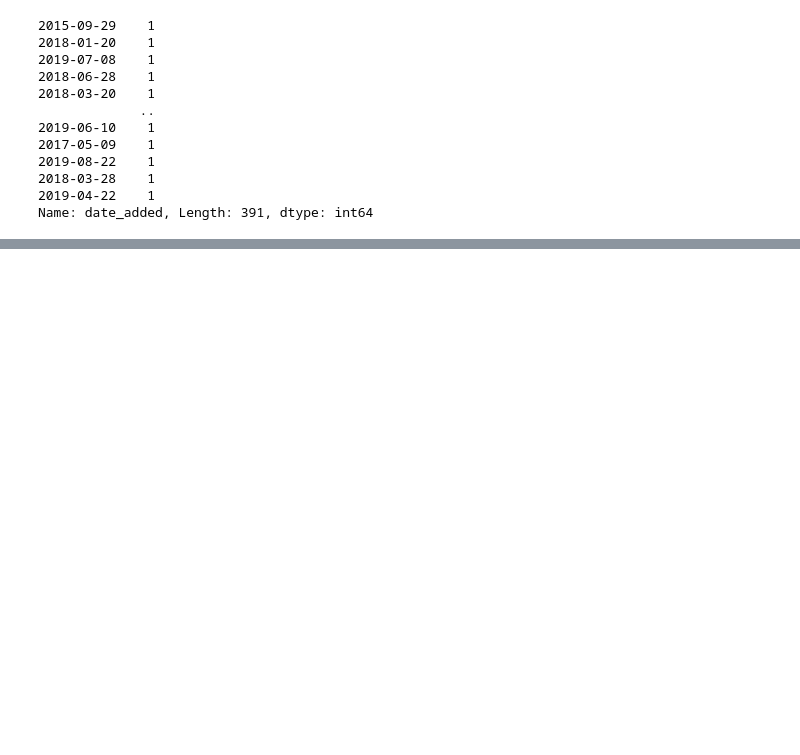
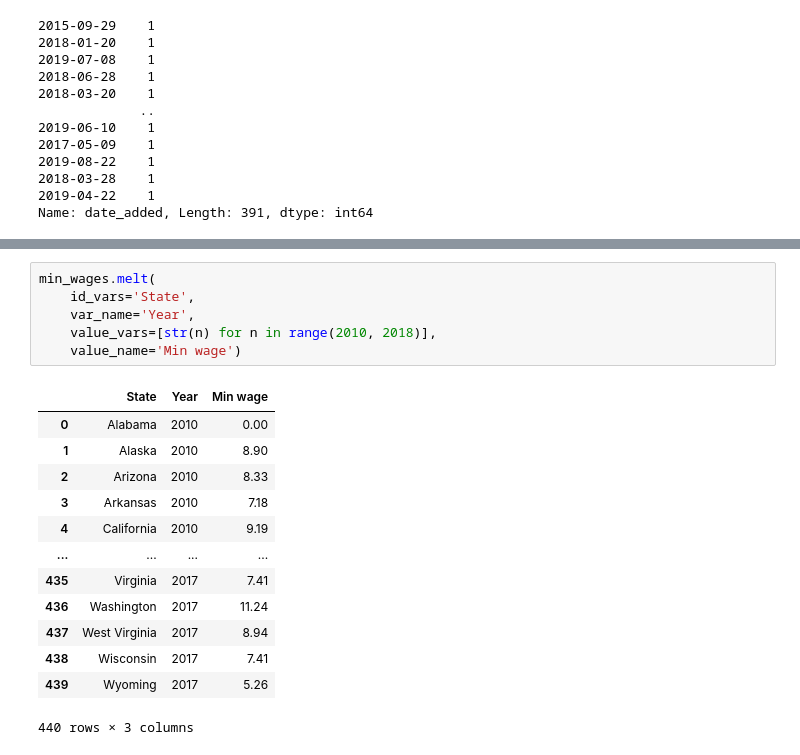
Before and after one commit to feihong/jupyterlab-examples, a Jupyter notebook: exercises.ipynb, the cells around one changed output, grey strips where cells are left out. Cells and saved outputs as stored; diff of their text form; blank space fills up the shorter version.

```diff
--- a/exercises.ipynb
+++ b/exercises.ipynb
@@ -218,0 +310,20 @@ Name: date_added, Length: 391, dtype: int64
+# %%
+min_wages.melt(
+    id_vars='State',
+    var_name='Year',
+    value_vars=[str(n) for n in range(2010, 2018)],
+    value_name='Min wage')
+# %% [output]
+|  | State | Year | Min wage |
+| 0 | Alabama | 2010 | 0.00 |
+| 1 | Alaska | 2010 | 8.90 |
+| 2 | Arizona | 2010 | 8.33 |
+| 3 | Arkansas | 2010 | 7.18 |
+| 4 | California | 2010 | 9.19 |
+| ... | ... | ... | ... |
+| 435 | Virginia | 2017 | 7.41 |
+| 436 | Washington | 2017 | 11.24 |
+| 437 | West Virginia | 2017 | 8.94 |
+| 438 | Wisconsin | 2017 | 7.41 |
+| 439 | Wyoming | 2017 | 5.26 |
+440 rows × 3 columns
```
Also changed, not shown: parts of 7 cells of this notebook, 2 other files.
